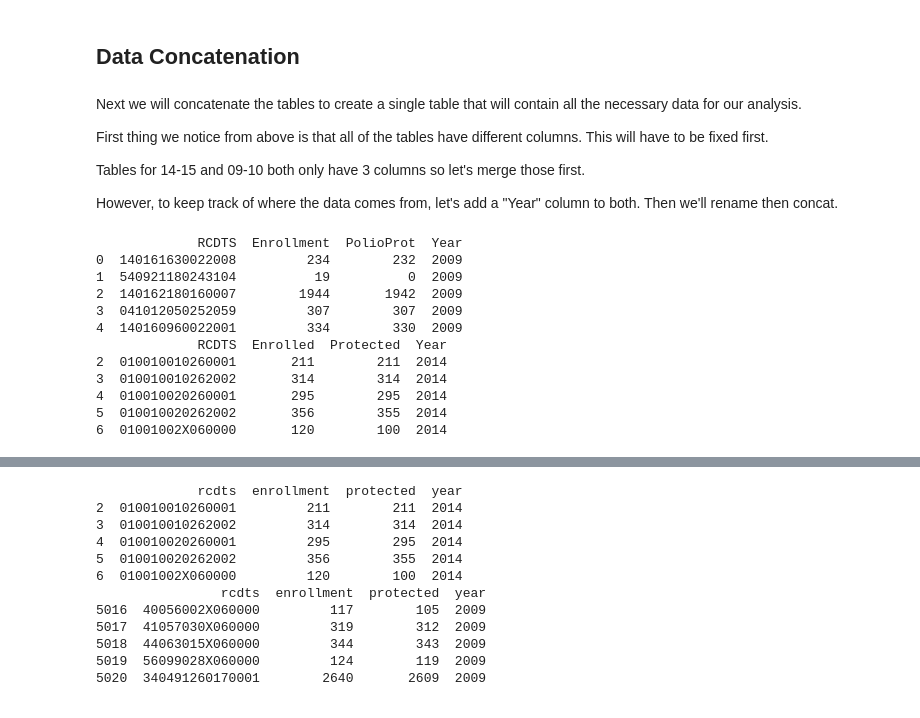
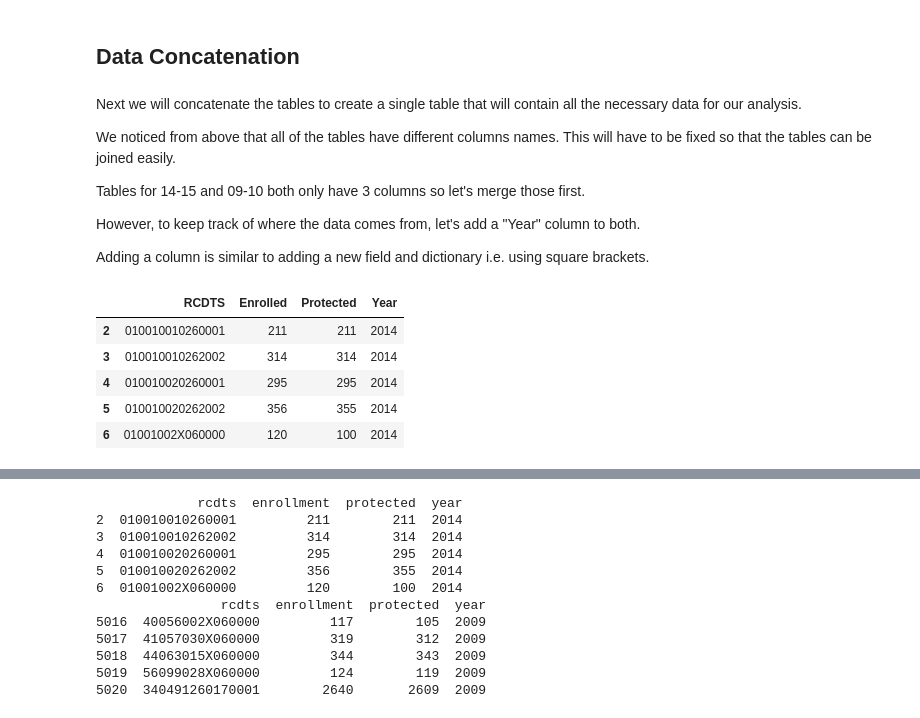
Before and after one commit to jakechen/data_cleansing_tutorial, a Jupyter notebook: notebooks/master_notebook.ipynb, the cells around one changed output, grey strips where cells are left out. Saved outputs shown, nothing was run; the diff lists cells and outputs as text; code cells hidden in the pictures.

```diff
--- a/notebooks/master_notebook.ipynb
+++ b/notebooks/master_notebook.ipynb
@@ -316,28 +408,21 @@ And that should be the last fix for our data import.
 # %% [markdown]
 Next we will concatenate the tables to create a single table that will contain all the necessary data for our analysis.
 
-First thing we notice from above is that all of the tables have different columns. This will have to be fixed first.
+We noticed from above that all of the tables have different columns names. This will have to be fixed so that the tables can be joined easily.
 
 Tables for 14-15 and 09-10 both only have 3 columns so let's merge those first.
 
-However, to keep track of where the data comes from, let's add a "Year" column to both. Then we'll rename then concat.
+However, to keep track of where the data comes from, let's add a "Year" column to both.
+
+Adding a column is similar to adding a new field and dictionary i.e. using square brackets.
 # %%
 # add year column with correct values
 df14['Year'] = 2014
-df09['Year'] = 2009
-
-print df09.head()
-print df14.head()
+df14.head()
 # %% [output]
-             RCDTS  Enrollment  PolioProt  Year
-0  140161630022008         234        232  2009
-1  540921180243104          19          0  2009
-2  140162180160007        1944       1942  2009
-3  041012050252059         307        307  2009
-4  140160960022001         334        330  2009
-             RCDTS  Enrolled  Protected  Year
-2  010010010260001       211        211  2014
-3  010010010262002       314        314  2014
-4  010010020260001       295        295  2014
-5  010010020262002       356        355  2014
-6  01001002X060000       120        100  2014
+|  | RCDTS | Enrolled | Protected | Year |
+| 2 | 010010010260001 | 211 | 211 | 2014 |
+| 3 | 010010010262002 | 314 | 314 | 2014 |
+| 4 | 010010020260001 | 295 | 295 | 2014 |
+| 5 | 010010020262002 | 356 | 355 | 2014 |
+| 6 | 01001002X060000 | 120 | 100 | 2014 |
```
Also changed, not shown: parts of 41 cells of this notebook.
